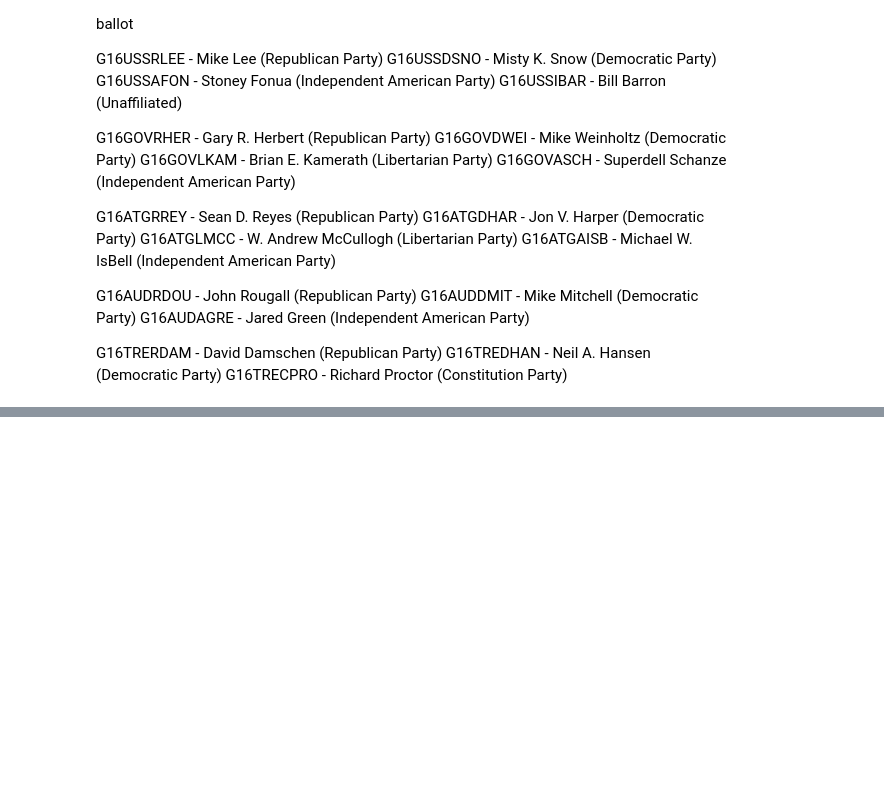
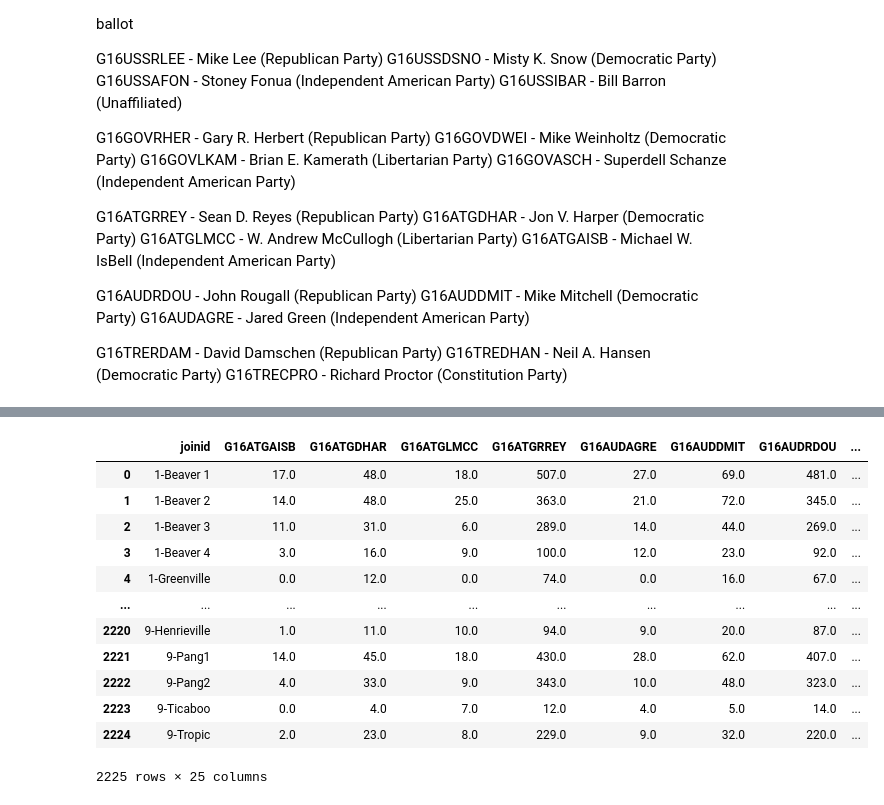
Before and after one commit to nonpartisan-redistricting-datahub/pdv-ut, a Jupyter notebook: vest-ut-2016/validation.ipynb, the cells around one changed output, grey strips where cells are left out. Drawn from its saved outputs; the diff is of its cells as text; code cells hidden in the pictures; blank space fills up the shorter version.

Commit message:
first successful merge

```diff
--- a/vest-ut-2016/validation.ipynb
+++ b/vest-ut-2016/validation.ipynb
@@ -72,0 +639,34 @@ ut_geo = gp.read_file('raw-from-source/Utah_Vista_Ballot_Areas/VistaBallotAreas.
+# %%
+cand_office_df['CountyID'] = cand_office_df['county'].map(county_to_num).astype(int)
+# %%
+cand_office_df['mergeid'] = cand_office_df['CountyID'].astype(str)+'-'+cand_office_df['precinct']
+# %%
+pivoted_df = pd.pivot_table(cand_office_df,values=["votes"],index=["mergeid"],columns=["CandidateID"],aggfunc=sum)
+pivoted_df=pivoted_df.fillna(0)
+pivoted_df.reset_index(drop=False,inplace=True)
+pivoted_df.columns = pivoted_df.columns.droplevel(0)
+
+pivoted_df.columns = [
+    'joinid', 'G16ATGAISB', 'G16ATGDHAR', 'G16ATGLMCC',
+    'G16ATGRREY', 'G16AUDAGRE', 'G16AUDDMIT', 'G16AUDRDOU',
+    'G16GOVASCH', 'G16GOVDWEI', 'G16GOVLKAM', 'G16GOVRHER',
+    'G16PREDCLI', 'G16PREIMCM', 'G16PREISTE', 'G16PRELJOH',
+    'G16PREOOTH', 'G16PRERTRU', 'G16TRECPRO', 'G16TREDHAN',
+    'G16TRERDAM', 'G16USSAFON', 'G16USSDSNO', 'G16USSIBAR',
+    'G16USSRLEE']
+
+display(pivoted_df)
+# %% [output]
+|  | joinid | G16ATGAISB | G16ATGDHAR | G16ATGLMCC | G16ATGRREY | G16AUDAGRE | G16AUDDMIT | G16AUDRDOU | ... |
+| 0 | 1-Beaver 1 | 17.0 | 48.0 | 18.0 | 507.0 | 27.0 | 69.0 | 481.0 | ... |
+| 1 | 1-Beaver 2 | 14.0 | 48.0 | 25.0 | 363.0 | 21.0 | 72.0 | 345.0 | ... |
+| 2 | 1-Beaver 3 | 11.0 | 31.0 | 6.0 | 289.0 | 14.0 | 44.0 | 269.0 | ... |
+| 3 | 1-Beaver 4 | 3.0 | 16.0 | 9.0 | 100.0 | 12.0 | 23.0 | 92.0 | ... |
+| 4 | 1-Greenville | 0.0 | 12.0 | 0.0 | 74.0 | 0.0 | 16.0 | 67.0 | ... |
+| ... | ... | ... | ... | ... | ... | ... | ... | ... | ... |
+| 2220 | 9-Henrieville | 1.0 | 11.0 | 10.0 | 94.0 | 9.0 | 20.0 | 87.0 | ... |
+| 2221 | 9-Pang1 | 14.0 | 45.0 | 18.0 | 430.0 | 28.0 | 62.0 | 407.0 | ... |
+| 2222 | 9-Pang2 | 4.0 | 33.0 | 9.0 | 343.0 | 10.0 | 48.0 | 323.0 | ... |
+| 2223 | 9-Ticaboo | 0.0 | 4.0 | 7.0 | 12.0 | 4.0 | 5.0 | 14.0 | ... |
+| 2224 | 9-Tropic | 2.0 | 23.0 | 8.0 | 229.0 | 9.0 | 32.0 | 220.0 | ... |
+2225 rows × 25 columns
```
Also changed, not shown: parts of 20 cells of this notebook, 13 other files.
